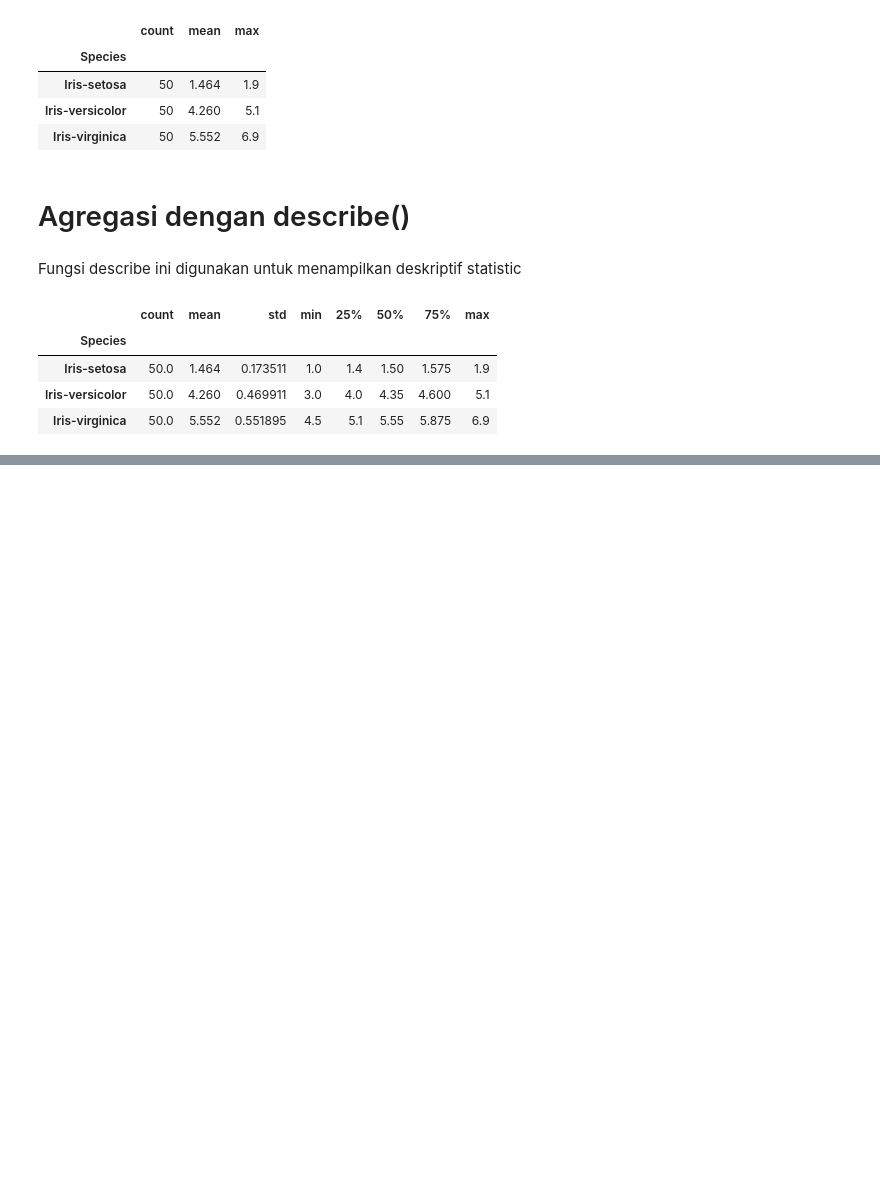
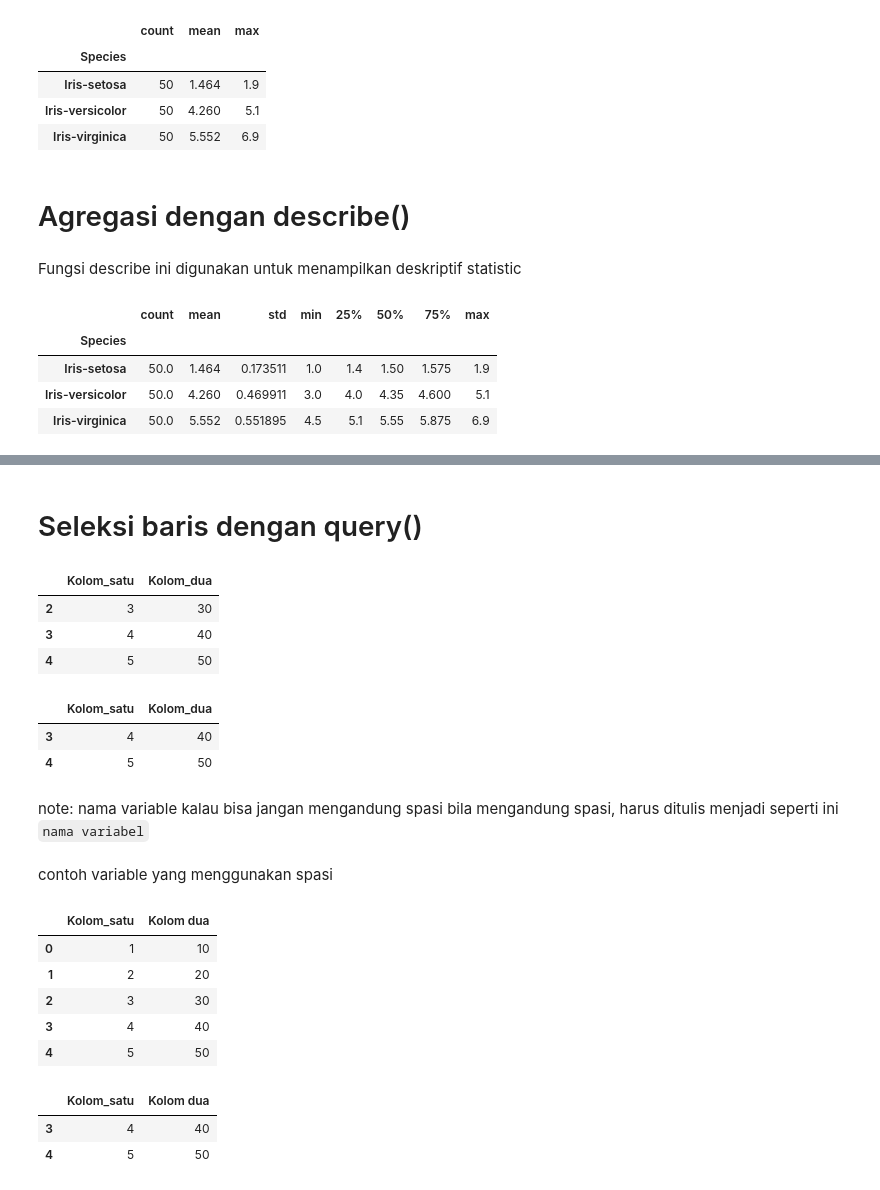
Before and after one commit to MarkvinsonAvatara/Pandas_learn, a Jupyter notebook: PythonPandasLearnWeek6.ipynb, the cells around one changed output, grey strips where cells are left out. Cells and saved outputs as stored; diff of their text form; code cells hidden in the pictures; blank space fills up the shorter version.

```diff
--- a/PythonPandasLearnWeek6.ipynb
+++ b/PythonPandasLearnWeek6.ipynb
@@ -98,0 +248,38 @@ df.groupby('Species')['PetalLengthCm'].describe()
+# %% [markdown]
+# Seleksi baris dengan query()
+# %%
+df.query('Kolom_satu >2')
+# %% [output]
+|  | Kolom_satu | Kolom_dua |
+| 2 | 3 | 30 |
+| 3 | 4 | 40 |
+| 4 | 5 | 50 |
+# %%
+df.query('Kolom_dua>30')
+# %% [output]
+|  | Kolom_satu | Kolom_dua |
+| 3 | 4 | 40 |
+| 4 | 5 | 50 |
+# %% [markdown]
+note: nama variable kalau bisa jangan mengandung spasi bila mengandung spasi, harus ditulis menjadi seperti ini `nama variabel`
+# %% [markdown]
+contoh variable yang menggunakan spasi
+# %%
+#Data Frame Prep
+d ={'Kolom_satu':[1,2,3,4,5],
+   'Kolom dua':[10,20,30,40,50]}
+df=pd.DataFrame(d)
+df
+# %% [output]
+|  | Kolom_satu | Kolom dua |
+| 0 | 1 | 10 |
+| 1 | 2 | 20 |
+| 2 | 3 | 30 |
+| 3 | 4 | 40 |
+| 4 | 5 | 50 |
+# %%
+df.query('`Kolom dua`>30')
+# %% [output]
+|  | Kolom_satu | Kolom dua |
+| 3 | 4 | 40 |
+| 4 | 5 | 50 |
```
Also changed, not shown: parts of 17 cells of this notebook.
